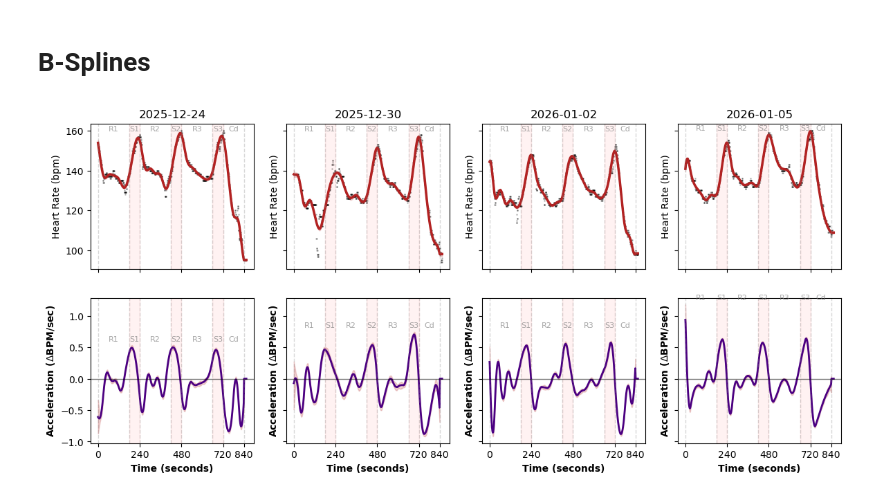
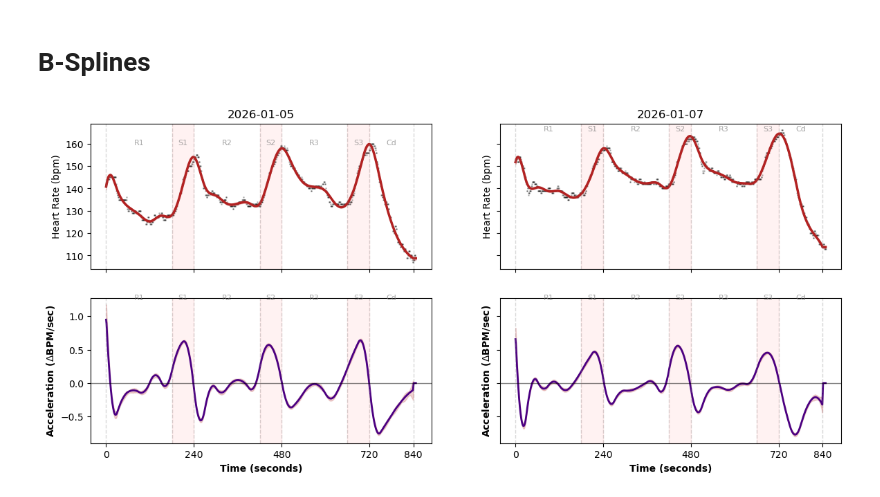
Before and after one commit to odenas/interval_runs_analysis, a Jupyter notebook: work.ipynb, the cells around one changed output. Cells and saved outputs as stored; diff of their text form; code cells hidden in the pictures.

Commit message:
new workout. per session model

```diff
--- a/work.ipynb
+++ b/work.ipynb
@@ -6,8 +6,7 @@
 from pathlib import Path
 import numpy as np
 import pandas as pd
-from workout import *
-from bspline_model import TreadmillAnalytic, TreadmillReport
+from bspline_model import *
 
 
 
@@ -20,9 +19,43 @@ standard_3x4 = WorkoutConfig(phases=[
     WorkoutPhase("Cd", 120, 'cooldown')
 ])
 
-file_paths = list(sorted(Path("polar_data").glob("*.CSV")))
-report = TreadmillReport(standard_3x4, file_paths, False)
-report.plot_raw_data()
+xtrainer_3x4 = WorkoutConfig(phases=[
+    WorkoutPhase(f"R1", 180, 'low'), WorkoutPhase(f"S1", 180, 'high'),
+    WorkoutPhase(f"R2", 180, 'low'), WorkoutPhase(f"S2", 180, 'high'),
+    WorkoutPhase(f"R3", 180, 'low'), WorkoutPhase(f"S3", 180, 'high'),
+    WorkoutPhase(f"R3", 180, 'low'), WorkoutPhase(f"S3", 180, 'high'),
+    WorkoutPhase("Cd", 120, 'cooldown')
+])
+
+w_configs = {
+    'standard_3x4': standard_3x4,
+    'xtrainer_3x4': xtrainer_3x4
+}
+
+workout_df = pd.DataFrame([
+    ('polar_data/oo_dd_2025-12-24_18-32-17.CSV', 'standard_3x4', 130, 0),
+    ('polar_data/oo_dd_2025-12-30_11-32-46.CSV', 'standard_3x4', 240, 0),
+    ('polar_data/oo_dd_2026-01-02_17-45-25.CSV', 'standard_3x4', 240, 0),
+    ('polar_data/oo_dd_2026-01-05_16-54-37.CSV', 'standard_3x4', 240, 0),
+    ('polar_data/oo_dd_2026-01-07_17-13-36.CSV', 'standard_3x4', 240, 0),
+    ('polar_data/oo_dd_2026-01-15_16-59-15.CSV', 'xtrainer_3x4', 0, 0)
+    ],
+    columns=["file_path", "workout_config", "n_drop", "kernel_size"]).assign(
+        session_name=lambda x: [Path(p).stem[6:16] for p in x.file_path],
+        cache_path=lambda x: [str(Path(p).with_suffix(".nc")) for p in x.file_path]
+    )
+
+# wc, wcname = standard_3x4, 'standard_3x4'
+wcname = 'standard_3x4'
+sessions = []
+for session_row in list(workout_df.loc[lambda x: x.workout_config == wcname].itertuples(index=False)):
+    session_df = pd.read_csv(session_row.file_path, skiprows=2).iloc[session_row.n_drop:, 1:3].assign(
+        Time_sec=lambda x: pd.to_timedelta(x.Time).dt.total_seconds() - session_row.n_drop
+    )
+    sessions.append(
+        TreadmillAnalytic(session_df.Time_sec.values, session_df['HR (bpm)'].values, session_row.session_name, 3, w_configs[wcname], True, Path(session_row.cache_path))
+    )
+report = TreadmillReport(w_configs[wcname], sessions, False)
 # %% [output]
 The autoreload extension is already loaded. To reload it, use:
   %reload_ext autoreload
@@ -45,7 +66,7 @@ print(
 # %% [markdown]
 # B-Splines
 # %%
-fig, axes = plt.subplots(ncols=len(report.sessions), nrows=2, figsize=(14, 6), sharex=True, sharey='row')
+fig, axes = plt.subplots(ncols=len(report.sessions)-3, nrows=2, figsize=(14, 6), sharex=True, sharey='row')
 report.plot_fit_accel(fig, axes)
 # %% [output]
-[figure, old version]
+[figure, new version]
```
Also changed, not shown: parts of 6 cells of this notebook, 2 other files.
